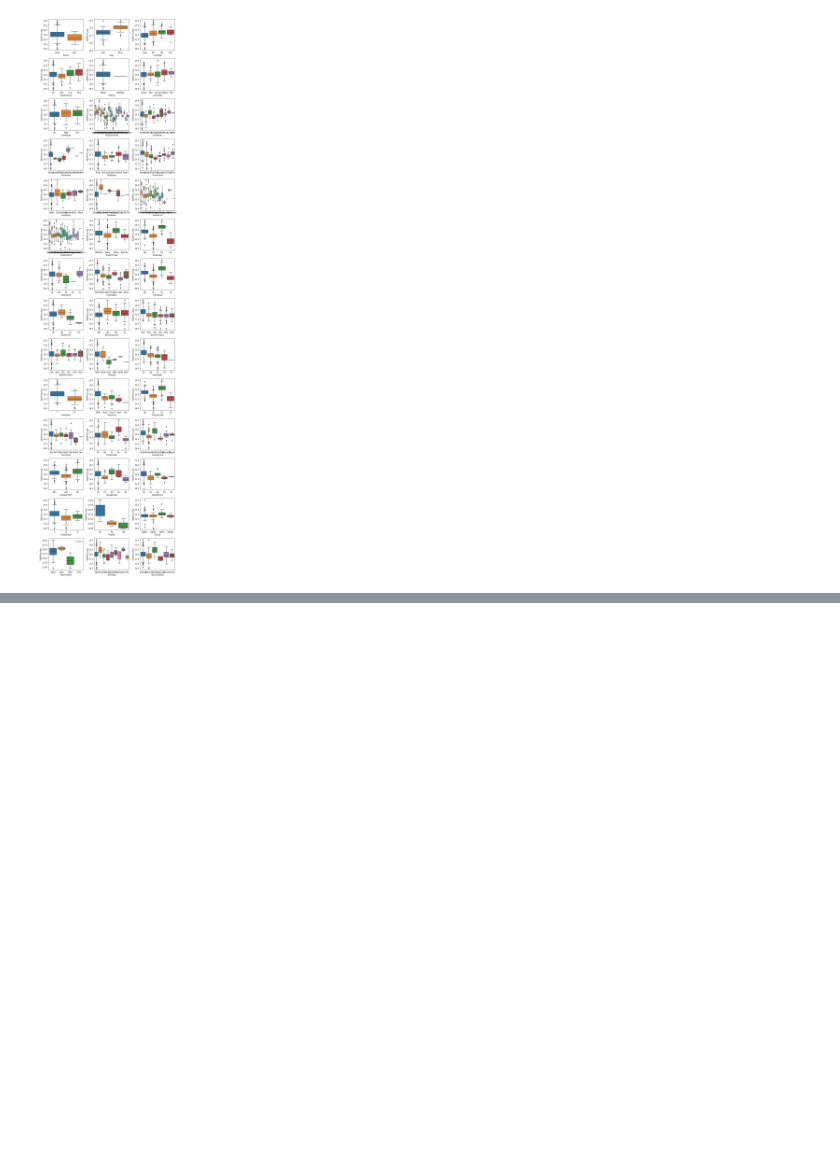
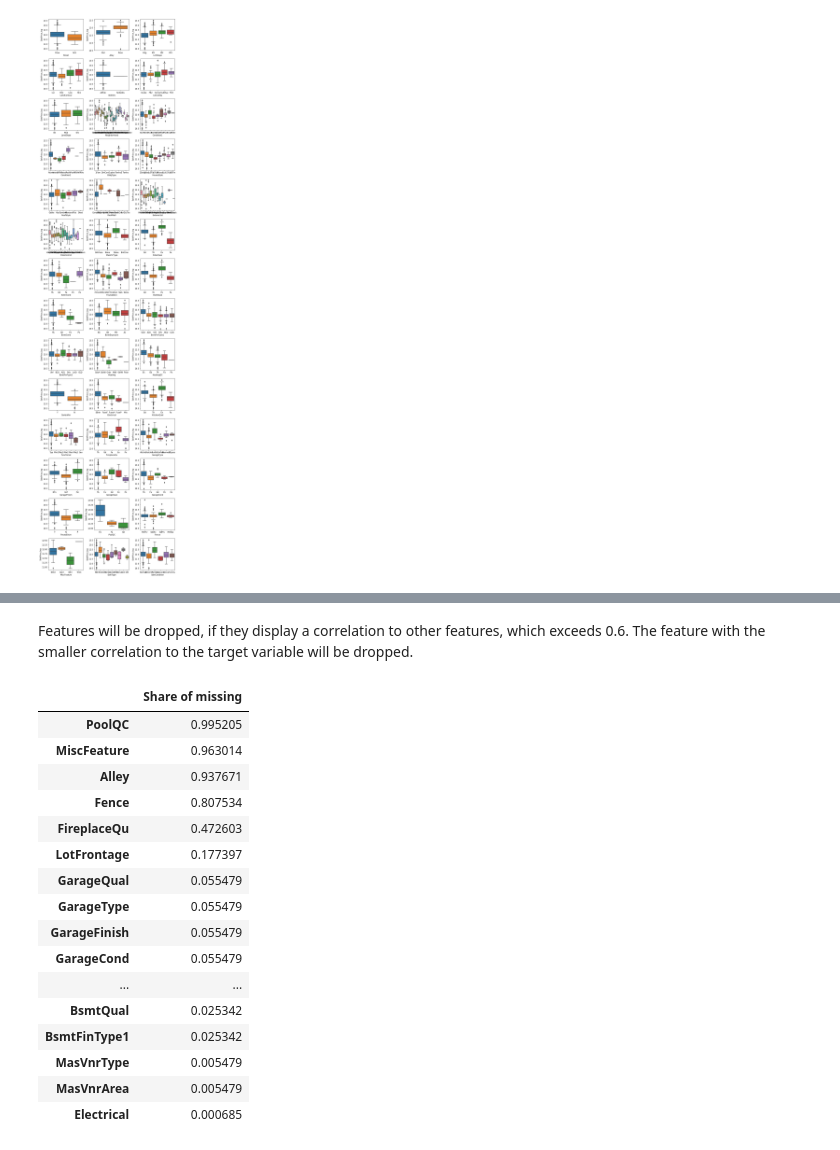
Before and after one commit to MarcoCaglia/kaggle-housing-prices, a Jupyter notebook: descriptive.ipynb, the cells around one changed output, grey strips where cells are left out. Cells and saved outputs as stored; diff of their text form; code cells hidden in the pictures; blank space fills up the shorter version.

```diff
--- a/descriptive.ipynb
+++ b/descriptive.ipynb
@@ -227,0 +251,34 @@ plt.show()
+# %% [markdown]
+Features will be dropped, if they display a correlation to other features, which exceeds 0.6. The feature with the smaller correlation to the target variable will be dropped.
+# %%
+droplist = ['GarageCars','GarageYrBlt','BsmtFullBath','1stFlrSF','2ndFlrSF','FullBath','BedroomAbvGr','TotRmsAbvGrd','FullBath']
+train_df = train_df.drop(droplist,axis=1)
+# %%
+# Imputation of missing values - find features for which values are missing
+missing_report = pd.DataFrame(train_df.isnull().mean(),columns=['Share of missing']).nlargest(99,'Share of missing')
+
+droplist = []
+for index,row in missing_report.iterrows():
+    if row.any() == 0:
+        droplist.append(index)
+
+missing_report.drop(droplist,axis=0,inplace=True)
+missing_report
+# %% [output]
+|  | Share of missing |
+| PoolQC | 0.995205 |
+| MiscFeature | 0.963014 |
+| Alley | 0.937671 |
+| Fence | 0.807534 |
+| FireplaceQu | 0.472603 |
+| LotFrontage | 0.177397 |
+| GarageQual | 0.055479 |
+| GarageType | 0.055479 |
+| GarageFinish | 0.055479 |
+| GarageCond | 0.055479 |
+| ... | ... |
+| BsmtQual | 0.025342 |
+| BsmtFinType1 | 0.025342 |
+| MasVnrType | 0.005479 |
+| MasVnrArea | 0.005479 |
+| Electrical | 0.000685 |
```
Also changed, not shown: parts of 18 cells of this notebook, 1 other file.
